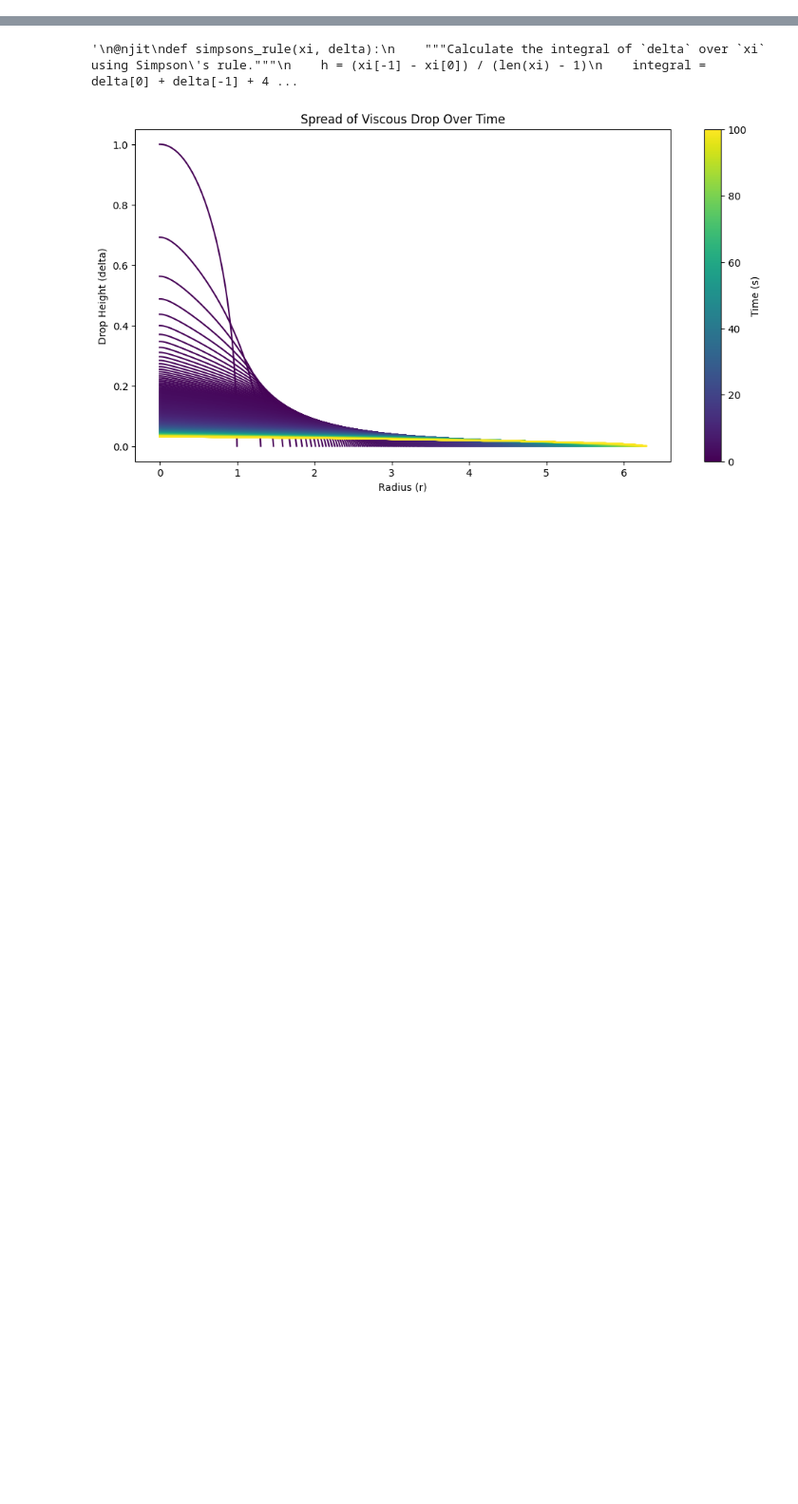
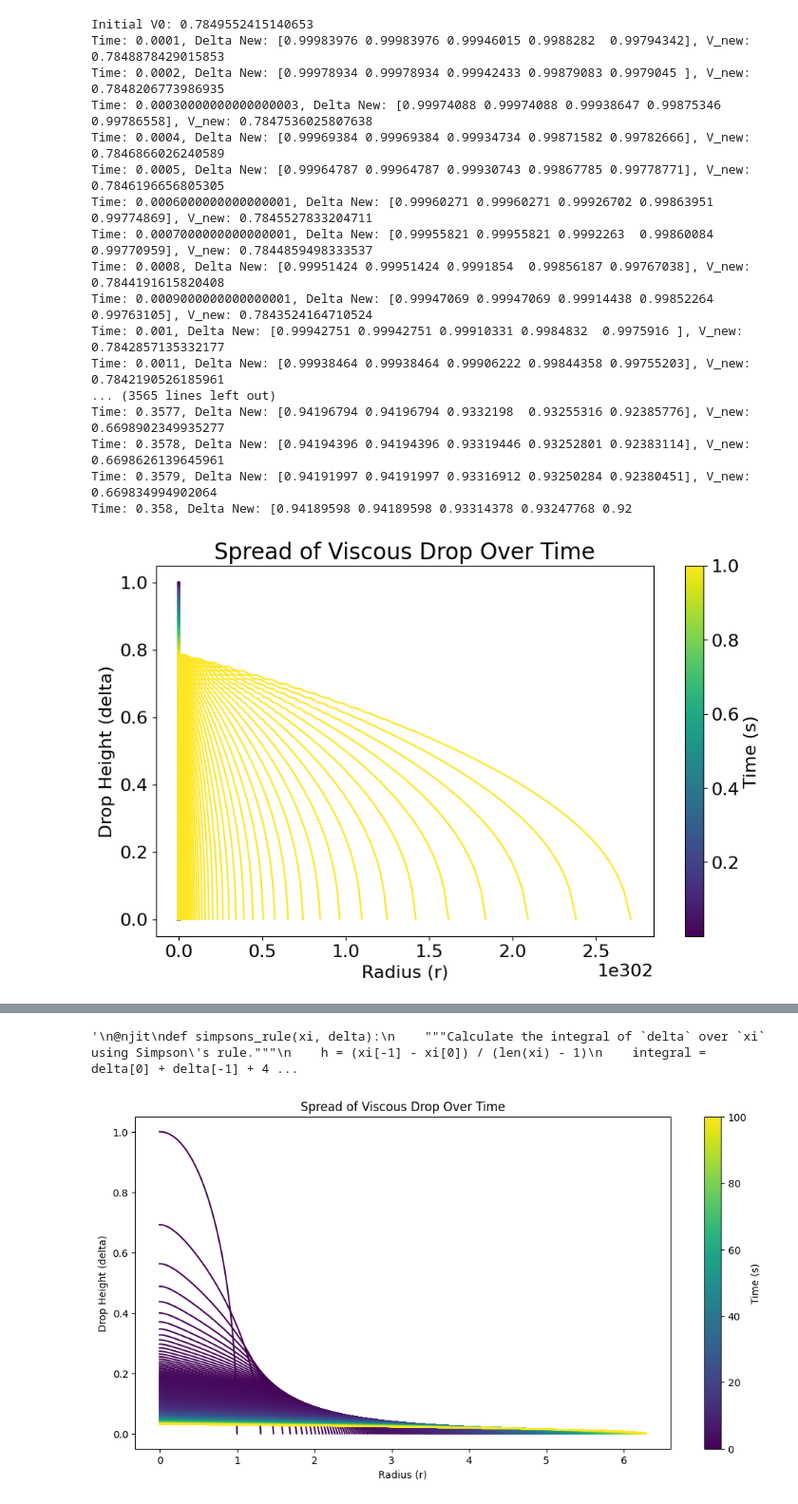
Before and after one commit to skoblens5/APC523_Project, a Jupyter notebook: src/testing.ipynb, the cells around one changed output, grey strips where cells are left out. Shown at 95% size. Cells and saved outputs as stored; diff of their text form; code cells hidden in the pictures; blank space fills up the shorter version.

```diff
--- a/src/testing.ipynb
+++ b/src/testing.ipynb
@@ -71,56 +105,99 @@ xi, times, bs, volumes, deltas = main_simulation()
 # %%
-### Gauss-Legendre integration
-from numpy.polynomial.legendre import leggauss  # Importing Gauss-Legendre quadrature
+import numpy as np
+from numpy.polynomial.legendre import leggauss
+from numba import njit
+import matplotlib.pyplot as plt
 
-# Precompute Gauss-Legendre nodes and weights for an n-point quadrature
+# Constants
+N = 64
+G = 9.81
+NU = 1
+DT = 0.00001
+SIMULATION_TIME = 1
+
+# Precompute Gauss-Legendre nodes and weights
 def precompute_gauss_legendre(n):
-    """Precompute Gauss-Legendre nodes and weights."""
     nodes, weights = leggauss(n)
     return nodes, weights
 
 @njit
 def gauss_legendre_integral(xi, delta, nodes, weights):
-    """Calculate the integral using precomputed Gauss-Legendre nodes and weights."""
-    a, b = xi[0], xi[-1]  # Integration limits
-    x_mapped = 0.5 * (nodes + 1) * (b - a) + a
-    w_mapped = weights * 0.5 * (b - a)
+    a, bb = xi[0], xi[-1]
+    x_mapped = 0.5 * (nodes + 1) * (bb - a) + a
+    w_mapped = weights * 0.5 * (bb - a)
     delta_interp = np.interp(x_mapped, xi, delta)
-    integral = np.sum(w_mapped * delta_interp)
-    return integral
+    return np.sum(w_mapped * delta_interp)
 
 @njit
 def update_profile(delta, b, xi):
-    """Update the drop profile for one time step."""
     delta_new = np.zeros_like(delta)
-    for i in range(1, N-1):
+    for i in range(1, len(xi)-1):
         r_factor = delta[i]**3 / b**2
         dxi = xi[i+1] - xi[i]
         derivative = (delta[i-1] - 2 * delta[i] + delta[i+1]) / dxi**2
         convective = 3 * delta[i]**2 * (delta[i+1] - delta[i-1]) / (2 * dxi)
         delta_new[i] = delta[i] + DT * G / (3 * NU) * (r_factor * derivative + convective)
-    delta_new[0] = delta_new[1]
+    delta_new[0] = delta_new[1]  # Mantener las condiciones de frontera
     delta_new[-1] = 0
     return delta_new
 
 def main_simulation():
-    """Run the main simulation."""
     xi = np.linspace(0, 1, N)
     delta = np.sqrt(1 - xi**2)
     b = 1.0
-    nodes, weights = precompute_gauss_legendre(50)  # Using 50 points for Gauss-Legendre Quadrature
-    V0 = gauss_legendre_integral(xi, delta, nodes, weights)
+    nodes , weights = precompute_gauss_legendre(10)
+    V0 = gauss_legendre_integral(b *xi, delta, nodes, weights)
+    print("Initial V0:", V0)
 
     volumes, bs, times, deltas = [], [], [], []
-    for time in np.arange(0, SIMULATION_TIME, DT):
+    time_step = max(DT * 0.1, 1e-4)  # Reducing DT for stability
+
+    for time in np.arange(time_step, SIMULATION_TIME + time_step, time_step):
         delta_new = update_profile(delta, b, xi)
         V_new = gauss_legendre_integral(xi, delta_new, nodes, weights)
+        print(f"Time: {time}, Delta New: {delta_new[:5]}, V_new: {V_new}")
         if V_new > 0:
             b *= (V0 / V_new)**(1/3)
         delta = delta_new
         volumes.append(V_new)
         bs.append(b)
         times.append(time)
         deltas.append(delta.copy())
 
     return xi, times, bs, volumes, deltas
+
+xi, times, bs, volumes, deltas = main_simulation()
+
+
+# Graficar resultados
+fig, ax = plt.subplots(figsize=(10, 6))
+cmap = plt.get_cmap('viridis')
+sm = plt.cm.ScalarMappable(cmap=cmap, norm=plt.Normalize(vmin=min(times), vmax=max(times)))
+sm.set_array([])
+for i, time in enumerate(times):
+    ax.plot(xi * bs[i], deltas[i], color=cmap((time-min(times))/(max(times)-min(times))))
+fig.colorbar(sm, ax=ax, label='Time (s)')
+ax.set_xlabel('Radius (r)')
+ax.set_ylabel('Drop Height (delta)')
+ax.set_title('Spread of Viscous Drop Over Time')
+plt.show()
+# %% [output]
+Initial V0: 0.7849552415140653
+Time: 0.0001, Delta New: [0.99983976 0.99983976 0.99946015 0.9988282  0.99794342], V_new: 0.7848878429015853
+Time: 0.0002, Delta New: [0.99978934 0.99978934 0.99942433 0.99879083 0.9979045 ], V_new: 0.7848206773986935
+Time: 0.00030000000000000003, Delta New: [0.99974088 0.99974088 0.99938647 0.99875346 0.99786558], V_new: 0.7847536025807638
+Time: 0.0004, Delta New: [0.99969384 0.99969384 0.99934734 0.99871582 0.99782666], V_new: 0.7846866026240589
+Time: 0.0005, Delta New: [0.99964787 0.99964787 0.99930743 0.99867785 0.99778771], V_new: 0.7846196656805305
+Time: 0.0006000000000000001, Delta New: [0.99960271 0.99960271 0.99926702 0.99863951 0.99774869], V_new: 0.7845527833204711
+Time: 0.0007000000000000001, Delta New: [0.99955821 0.99955821 0.9992263  0.99860084 0.99770959], V_new: 0.7844859498333537
+Time: 0.0008, Delta New: [0.99951424 0.99951424 0.9991854  0.99856187 0.99767038], V_new: 0.7844191615820408
+Time: 0.0009000000000000001, Delta New: [0.99947069 0.99947069 0.99914438 0.99852264 0.99763105], V_new: 0.7843524164710524
+Time: 0.001, Delta New: [0.99942751 0.99942751 0.99910331 0.9984832  0.9975916 ], V_new: 0.7842857135332177
+Time: 0.0011, Delta New: [0.99938464 0.99938464 0.99906222 0.99844358 0.99755203], V_new: 0.7842190526185961
+... (3565 lines left out)
+Time: 0.3577, Delta New: [0.94196794 0.94196794 0.9332198  0.93255316 0.92385776], V_new: 0.6698902349935277
+Time: 0.3578, Delta New: [0.94194396 0.94194396 0.93319446 0.93252801 0.92383114], V_new: 0.6698626139645961
+Time: 0.3579, Delta New: [0.94191997 0.94191997 0.93316912 0.93250284 0.92380451], V_new: 0.669834994902064
+Time: 0.358, Delta New: [0.94189598 0.94189598 0.93314378 0.93247768 0.92
+[figure, added]
 # %%
```
Also changed, not shown: parts of 9 cells of this notebook.
